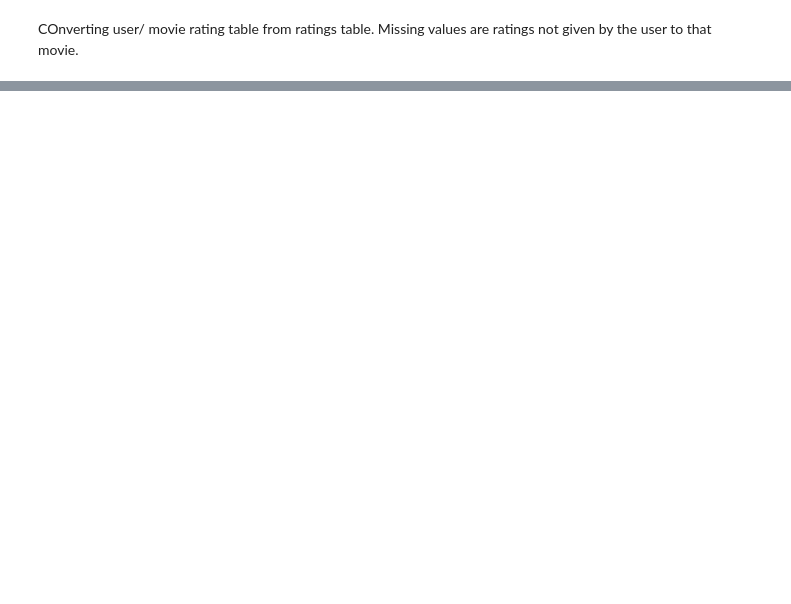
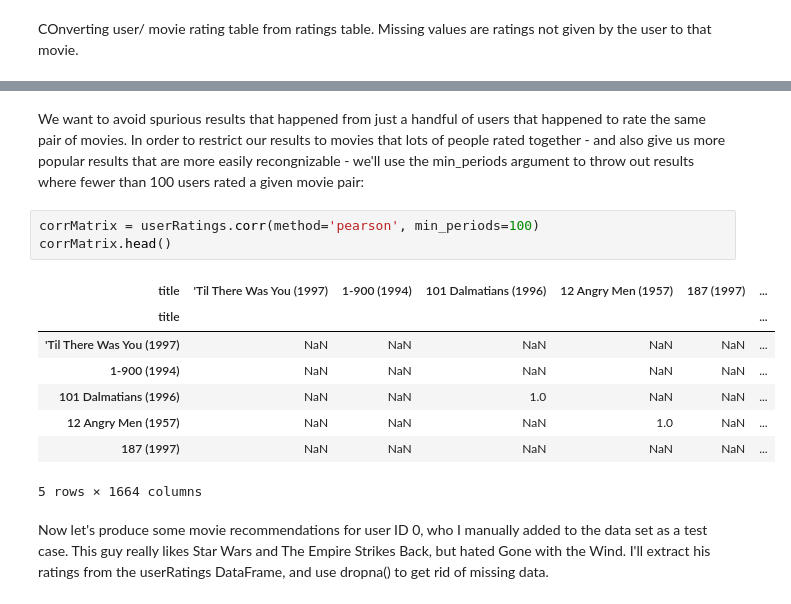
Before and after one commit to NavneetKumar2907/Machine-Learning-Notebook, a Jupyter notebook: Recommendation.ipynb, the cells around one changed output, grey strips where cells are left out. Saved outputs shown, nothing was run; the diff lists cells and outputs as text; blank space fills up the shorter version.

```diff
--- a/Recommendation.ipynb
+++ b/Recommendation.ipynb
@@ -68,0 +50,16 @@ Let's sort the results by similarity score, and we should have the movies most s
+# %% [markdown]
+We want to avoid spurious results that happened from just a handful of users that happened to rate the same pair of movies. In order to restrict our results to movies that lots of people rated together - and also give us more popular results that are more easily recongnizable - we'll use the min_periods argument to throw out results where fewer than 100 users rated a given movie pair:
+# %%
+corrMatrix = userRatings.corr(method='pearson', min_periods=100)
+corrMatrix.head()
+# %% [output]
+| title | 'Til There Was You (1997) | 1-900 (1994) | 101 Dalmatians (1996) | 12 Angry Men (1957) | 187 (1997) | ... |
+| title |  |  |  |  |  | ... |
+| 'Til There Was You (1997) | NaN | NaN | NaN | NaN | NaN | ... |
+| 1-900 (1994) | NaN | NaN | NaN | NaN | NaN | ... |
+| 101 Dalmatians (1996) | NaN | NaN | 1.0 | NaN | NaN | ... |
+| 12 Angry Men (1957) | NaN | NaN | NaN | 1.0 | NaN | ... |
+| 187 (1997) | NaN | NaN | NaN | NaN | NaN | ... |
+5 rows × 1664 columns
+# %% [markdown]
+Now let's produce some movie recommendations for user ID 0, who I manually added to the data set as a test case. This guy really likes Star Wars and The Empire Strikes Back, but hated Gone with the Wind. I'll extract his ratings from the userRatings DataFrame, and use dropna() to get rid of missing data.
```
Also changed, not shown: parts of 29 cells of this notebook.
